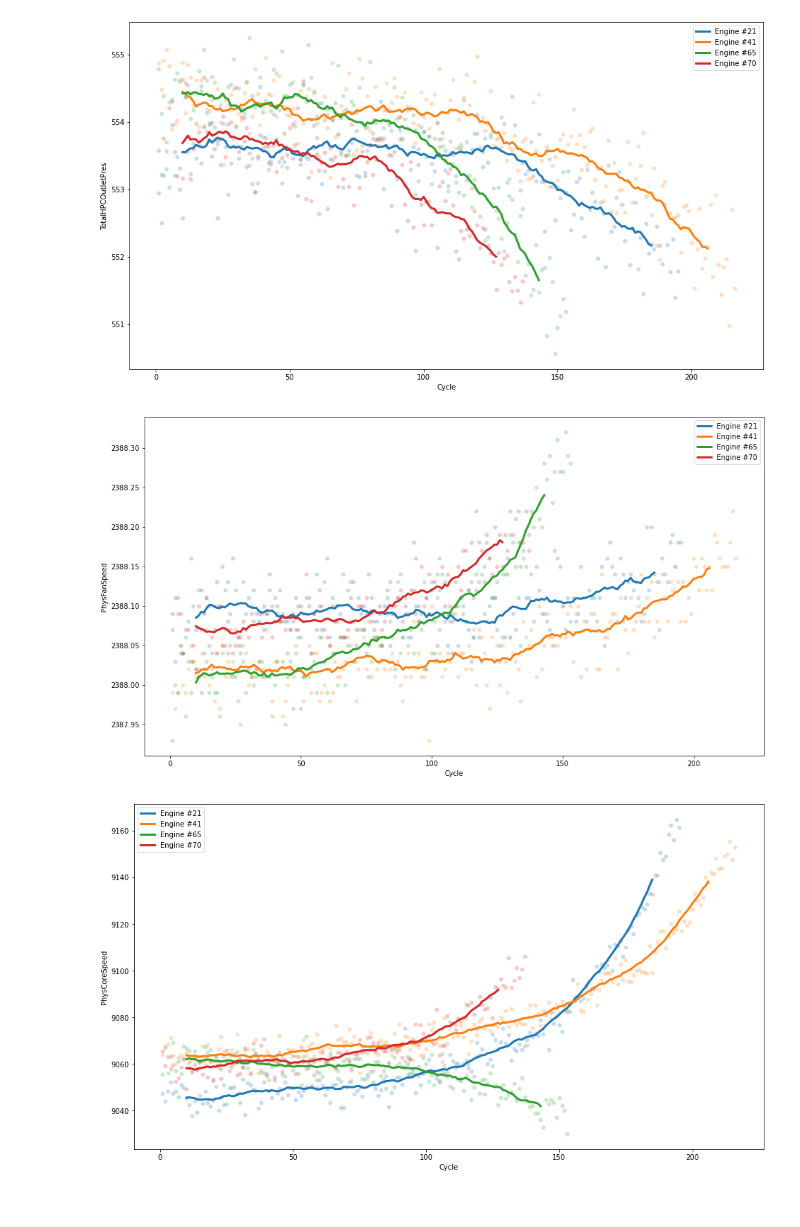
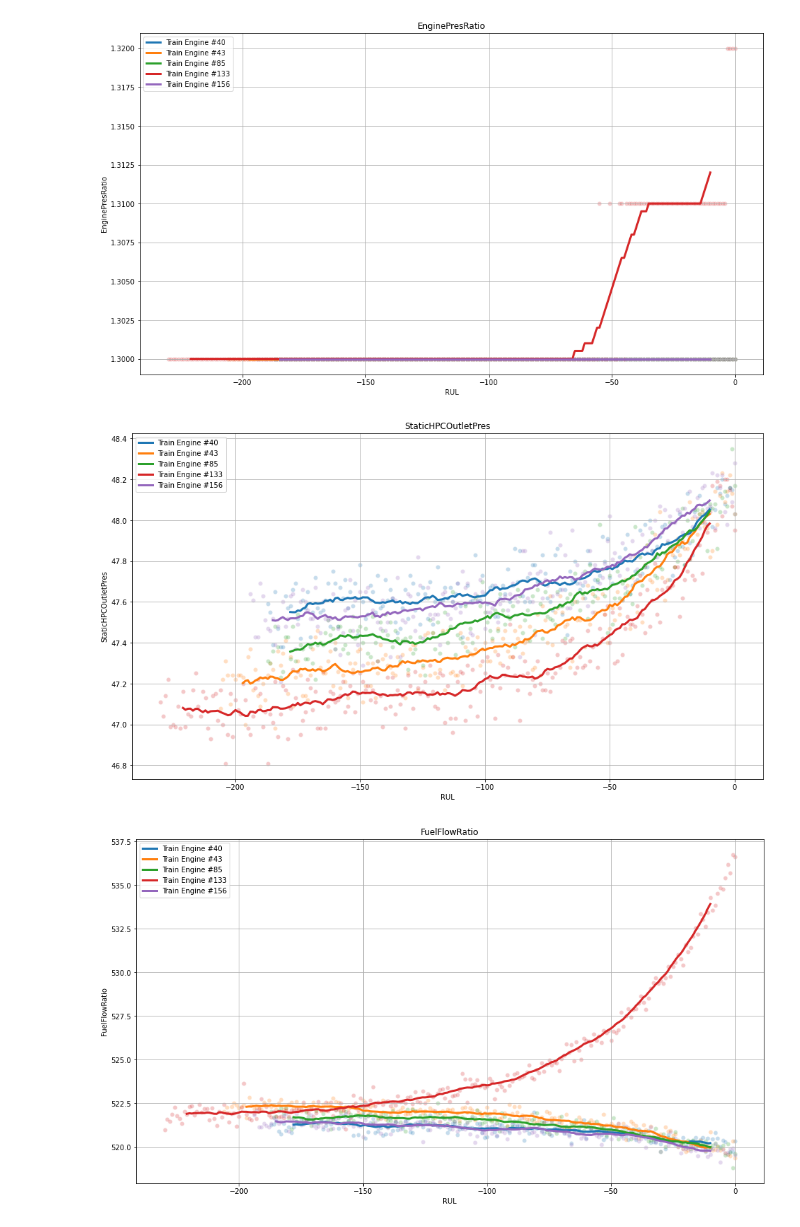
Before and after one commit to MichaelHotaling/Engine_RUL, a Jupyter notebook: Engine Performance.ipynb, the cells around one changed output. Cells and saved outputs as stored; diff of their text form; code cells hidden in the pictures.

```diff
--- a/Engine Performance.ipynb
+++ b/Engine Performance.ipynb
@@ -23,7 +27,3 @@ cols = ['Unit', 'Cycle', 'Setting1', 'Setting2', 'Setting3', 'FanInletTemp',
         'EnginePresRatio', 'StaticHPCOutletPres', 'FuelFlowRatio', 'CorrFanSpeed',
         'CorrCoreSpeed', 'BypassRatio', 'BurnerFuelAirRatio', 'BleedEnthalpy',
         'DemandFanSpeed', 'DemandCorrFanSpeed', 'HPTCoolantBleed', 'LPTCoolantBleed']
-# %%
-df = pd.read_table("CMaps/train_FD001.txt", sep = " ", header = None)
-df = df.drop([26,27], axis = 1)
-df.columns = cols
@@ -31,0 +104,5 @@ df.columns = cols
+# %%
+train_df = training_data()
+test_df = testing_data()
+
+train_df
@@ -32,11 +125,20 @@ df.columns = cols
 # %%
-df_sample = df[df['Unit'].isin(np.random.choice(df['Unit'].unique(),6))}
+df_sample = train_df[train_df['Unit'].isin(np.random.choice(train_df['Unit'].unique(),6))]
+df_sample = df_sample.loc[:,df_sample.apply(pd.Series.nunique) != 1]
 
-for col in df_sample.columns[2:]:
+for col in df_sample.columns[2:-1]:
     plt.figure(figsize=(16,9))
+    ax = plt.gca()
     for unit in df_sample['Unit'].unique():
         tmp = df_sample[df_sample['Unit'] == unit]
-        sns.scatterplot(x = tmp['Cycle'], y = tmp[col], alpha = 0.25)
-        sns.lineplot(x = tmp['Cycle']-10, y = tmp[col].rolling(window=20).mean(), linewidth = 3, label = f'Engine #{unit}')
+        sns.scatterplot(x = -tmp['RUL'], y = tmp[col], alpha = 0.25, ax = ax)
+        sns.lineplot(x = -tmp['RUL']-10,
+                     y = tmp[col].rolling(window=20).mean(),
+                     linewidth = 3,
+                     label = f'Train Engine #{unit}',
+                     ax = ax)
+        plt.grid(True)
+        plt.title(col)
+
     plt.show()
 # %% [output]
@@ -52,3 +154,3 @@ for col in df_sample.columns[2:]:
-[figure, old version]
+[figure, new version]
-[figure, old version]
+[figure, new version]
-[figure, old version]
+[figure, new version]
```
Also changed, not shown: parts of 40 cells of this notebook.
